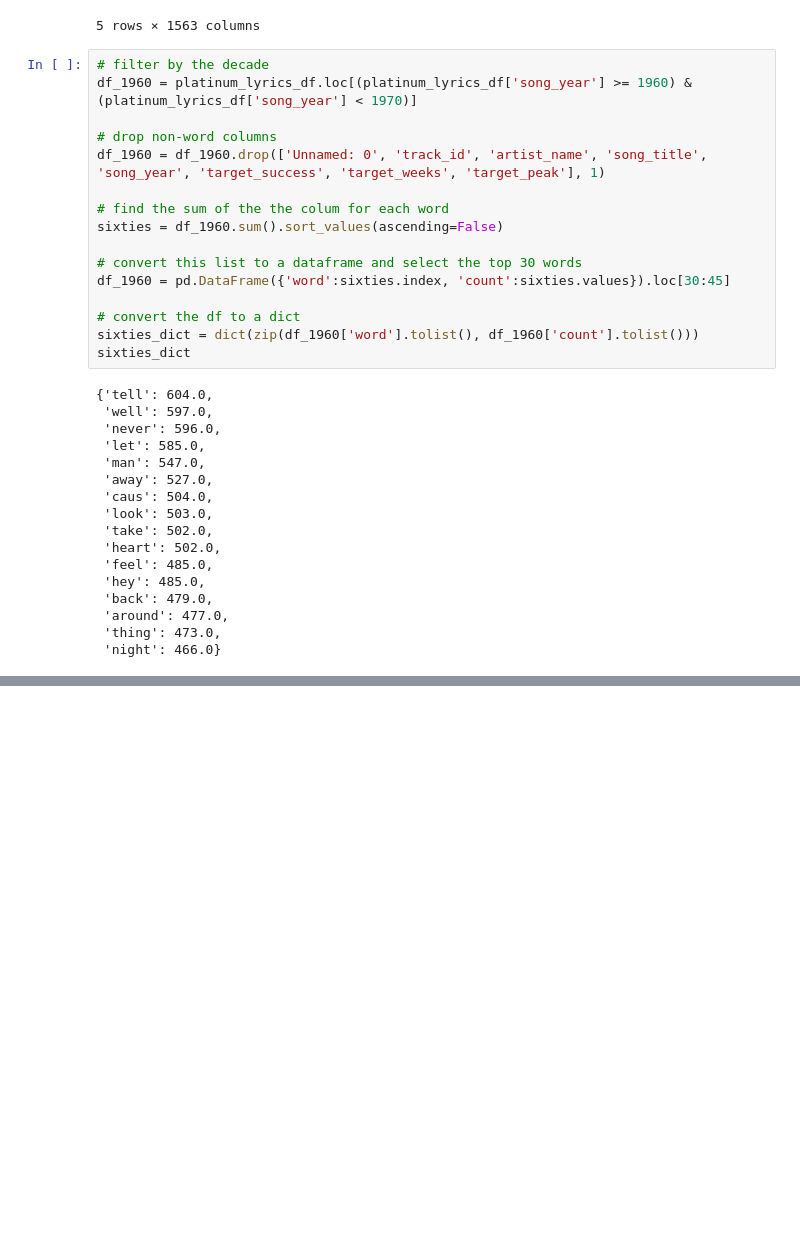
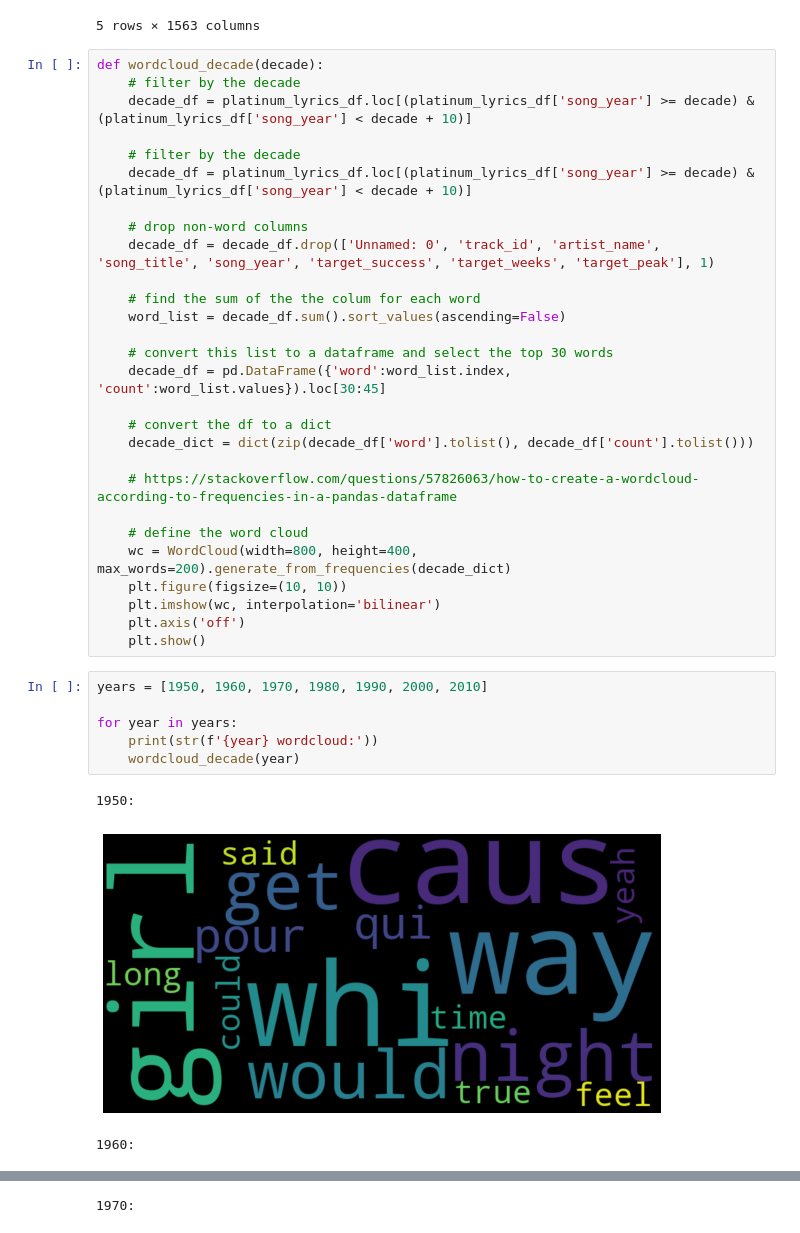
Before and after one commit to jwade688/platinum_lyric_project, a Jupyter notebook: word_clouds/word_clouds.ipynb, the cells around one changed output, grey strips where cells are left out. Saved outputs shown, nothing was run; the diff lists cells and outputs as text; blank space fills up the shorter version.

Commit message:
Cleaned wordcloud code

```diff
--- a/word_clouds/word_clouds.ipynb
+++ b/word_clouds/word_clouds.ipynb
@@ -24,35 +26,40 @@ platinum_lyrics_df.head()
 | 4 | 4 | TRAABEV12903CC53A4 | suicide commando | blood in face | 2000 | 0 | 0 | 0 | ... |
 5 rows × 1563 columns
 # %%
-# filter by the decade
-df_1960 = platinum_lyrics_df.loc[(platinum_lyrics_df['song_year'] >= 1960) & (platinum_lyrics_df['song_year'] < 1970)]
+def wordcloud_decade(decade):
+    # filter by the decade
+    decade_df = platinum_lyrics_df.loc[(platinum_lyrics_df['song_year'] >= decade) & (platinum_lyrics_df['song_year'] < decade + 10)]
 
-# drop non-word columns
-df_1960 = df_1960.drop(['Unnamed: 0', 'track_id', 'artist_name', 'song_title', 'song_year', 'target_success', 'target_weeks', 'target_peak'], 1)
+    # filter by the decade
+    decade_df = platinum_lyrics_df.loc[(platinum_lyrics_df['song_year'] >= decade) & (platinum_lyrics_df['song_year'] < decade + 10)]
 
-# find the sum of the the colum for each word
-sixties = df_1960.sum().sort_values(ascending=False)
+    # drop non-word columns
+    decade_df = decade_df.drop(['Unnamed: 0', 'track_id', 'artist_name', 'song_title', 'song_year', 'target_success', 'target_weeks', 'target_peak'], 1)
 
-# convert this list to a dataframe and select the top 30 words
-df_1960 = pd.DataFrame({'word':sixties.index, 'count':sixties.values}).loc[30:45]
+    # find the sum of the the colum for each word
+    word_list = decade_df.sum().sort_values(ascending=False)
 
-# convert the df to a dict
-sixties_dict = dict(zip(df_1960['word'].tolist(), df_1960['count'].tolist()))
-sixties_dict
+    # convert this list to a dataframe and select the top 30 words
+    decade_df = pd.DataFrame({'word':word_list.index, 'count':word_list.values}).loc[30:45]
+
+    # convert the df to a dict
+    decade_dict = dict(zip(decade_df['word'].tolist(), decade_df['count'].tolist()))
+
+    # https://stackoverflow.com/questions/57826063/how-to-create-a-wordcloud-according-to-frequencies-in-a-pandas-dataframe
+
+    # define the word cloud
+    wc = WordCloud(width=800, height=400, max_words=200).generate_from_frequencies(decade_dict)
+    plt.figure(figsize=(10, 10))
+    plt.imshow(wc, interpolation='bilinear')
+    plt.axis('off')
+    plt.show()
-# %% [output]
-{'tell': 604.0,
- 'well': 597.0,
- 'never': 596.0,
- 'let': 585.0,
- 'man': 547.0,
- 'away': 527.0,
- 'caus': 504.0,
- 'look': 503.0,
- 'take': 502.0,
- 'heart': 502.0,
- 'feel': 485.0,
- 'hey': 485.0,
- 'back': 479.0,
- 'around': 477.0,
- 'thing': 473.0,
- 'night': 466.0}
+# %%
+years = [1950, 1960, 1970, 1980, 1990, 2000, 2010]
+
+for year in years:
+    print(str(f'{year} wordcloud:'))
+    wordcloud_decade(year)
+# %% [output]
+1950:
+[figure, added]
+1960:
@@ -58,0 +67 @@ sixties_dict
+1970:
```
Also changed, not shown: parts of 23 cells of this notebook.
